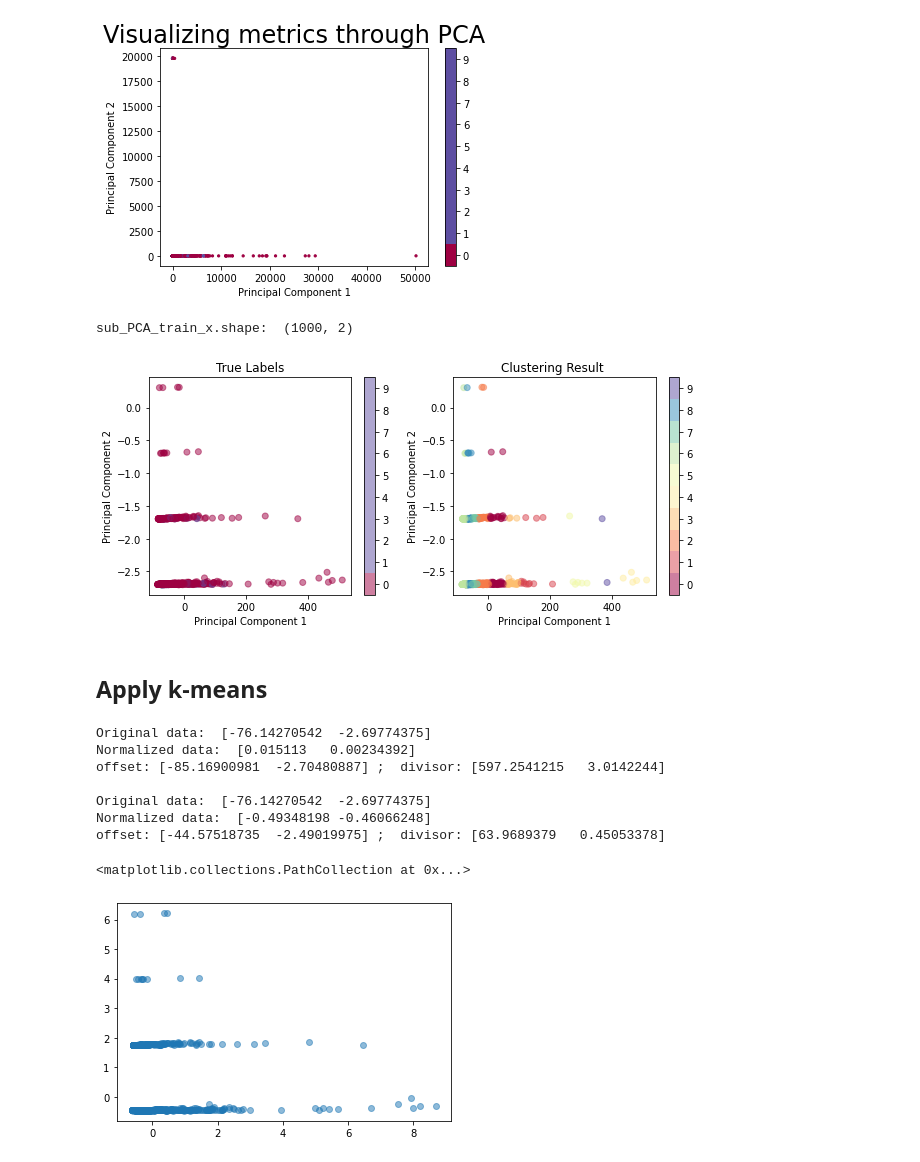
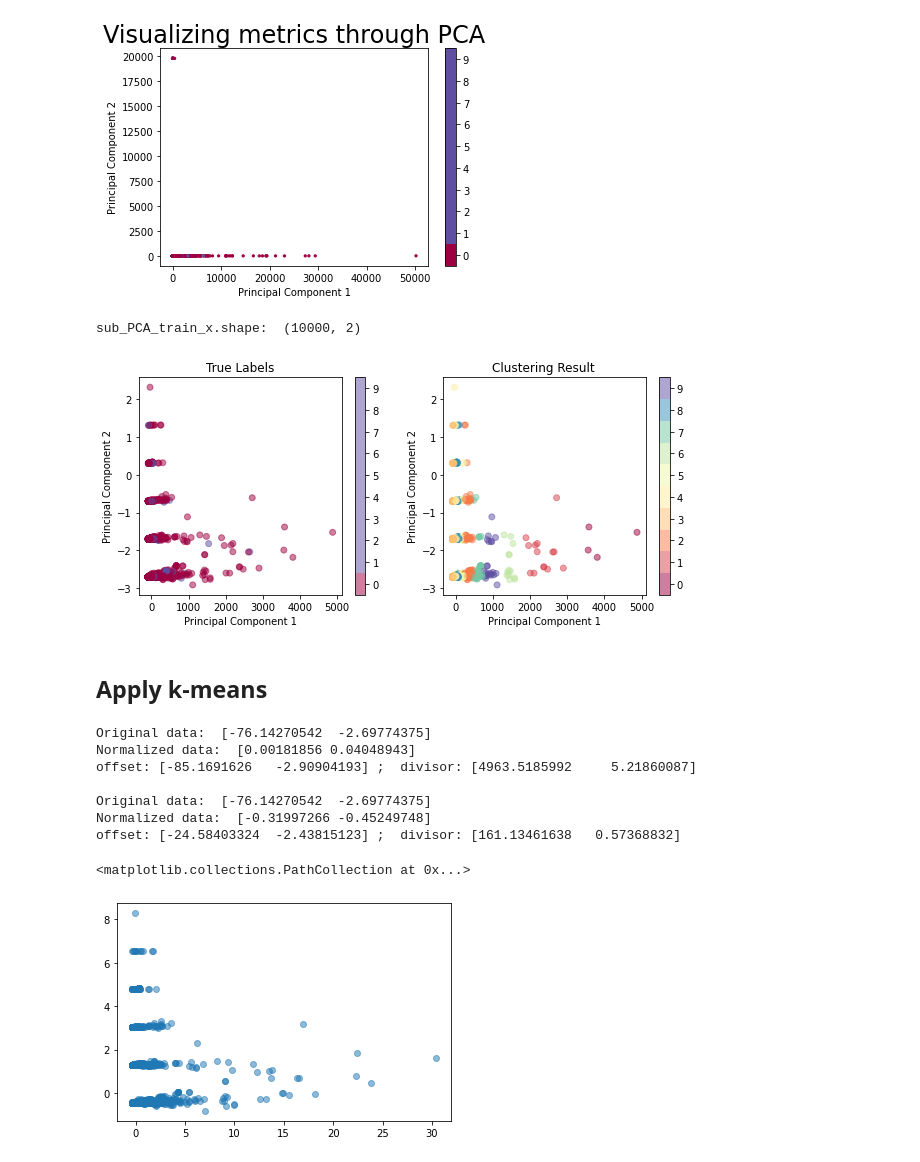
Before and after one commit to muyaho-universe/ipynbCodes, a Jupyter notebook: team_project.ipynb, the cells around one changed output. Saved outputs shown, nothing was run; the diff lists cells and outputs as text; code cells hidden in the pictures.

```diff
--- a/team_project.ipynb
+++ b/team_project.ipynb
@@ -63,36 +120,36 @@ plt.ylabel('Principal Component 2')
 Text(0, 0.5, 'Principal Component 2')
 [figure]
 # %%
-sub_PCA_train_x = PCA_train_x[:1000, :]
+sub_PCA_train_x = PCA_train_x[:10000, :]
 print('sub_PCA_train_x.shape: ', sub_PCA_train_x.shape)
 # %% [output]
-sub_PCA_train_x.shape:  (1000, 2)
+sub_PCA_train_x.shape:  (10000, 2)
 # %%
 from sklearn.cluster import AgglomerativeClustering
 from scipy.cluster.hierarchy import dendrogram
 import matplotlib.pyplot as plt
 
 hier = AgglomerativeClustering(n_clusters = 10, affinity = 'euclidean')
 hier_clusters = hier.fit(sub_PCA_train_x)
 
 ## Plot
 plt.figure(figsize = (10, 4))
 plt.subplot(1, 2, 1)
-plt.scatter(sub_PCA_train_x[:, 0], sub_PCA_train_x[:, 1], c = train_y['Magic Number'][:1000], cmap = 'Spectral', alpha = 0.5)
+plt.scatter(sub_PCA_train_x[:, 0], sub_PCA_train_x[:, 1], c = train_y['Magic Number'][:10000], cmap = 'Spectral', alpha = 0.5)
 plt.colorbar(boundaries=np.arange(11)-0.5).set_ticks(np.arange(10))
 plt.title("True Labels")
 plt.xlabel('Principal Component 1')
 plt.ylabel('Principal Component 2')
 
 plt.subplot(1, 2, 2)
-plt.scatter(sub_PCA_train_x[:, 0], sub_PCA_train_x[:, 1], c=hier_clusters.labels_[:1000], cmap='Spectral', alpha=0.5)
+plt.scatter(sub_PCA_train_x[:, 0], sub_PCA_train_x[:, 1], c=hier_clusters.labels_[:10000], cmap='Spectral', alpha=0.5)
 plt.colorbar(boundaries=np.arange(11)-0.5).set_ticks(np.arange(10))
 plt.title("Clustering Result ")
 plt.xlabel('Principal Component 1')
 plt.ylabel('Principal Component 2')
 plt.show()
 # %% [output]
-[figure, old version]
+[figure, new version]
 # %% [markdown]
 ## Apply k-means
 # %%
@@ -131,17 +188,17 @@ print("Original data: ", sub_PCA_train_x[0], '\nNormalized data: ', normalized_P
 print("offset:", off, ";  divisor:", div)
 # %% [output]
 Original data:  [-76.14270542  -2.69774375]
-Normalized data:  [0.015113   0.00234392]
-offset: [-85.16900981  -2.70480887] ;  divisor: [597.2541215   3.0142244]
+Normalized data:  [0.00181856 0.04048943]
+offset: [-85.1691626   -2.90904193] ;  divisor: [4963.5185992     5.21860087]
 
 Original data:  [-76.14270542  -2.69774375]
-Normalized data:  [-0.49348198 -0.46066248]
-offset: [-44.57518735  -2.49019975] ;  divisor: [63.9689379   0.45053378]
+Normalized data:  [-0.31997266 -0.45249748]
+offset: [-24.58403324  -2.43815123] ;  divisor: [161.13461638   0.57368832]
 # %%
 plt.scatter(normalized_PCA_train_x[:, 0], normalized_PCA_train_x[:, 1], cmap='Spectral', alpha=0.5)
 # %% [output]
 <matplotlib.collections.PathCollection at 0x...>
-[figure, old version]
+[figure, new version]
 # %%
 # a distance function
 def Euclidean_distance(vecA, vecB):
```
Also changed, not shown: parts of 40 cells of this notebook.
